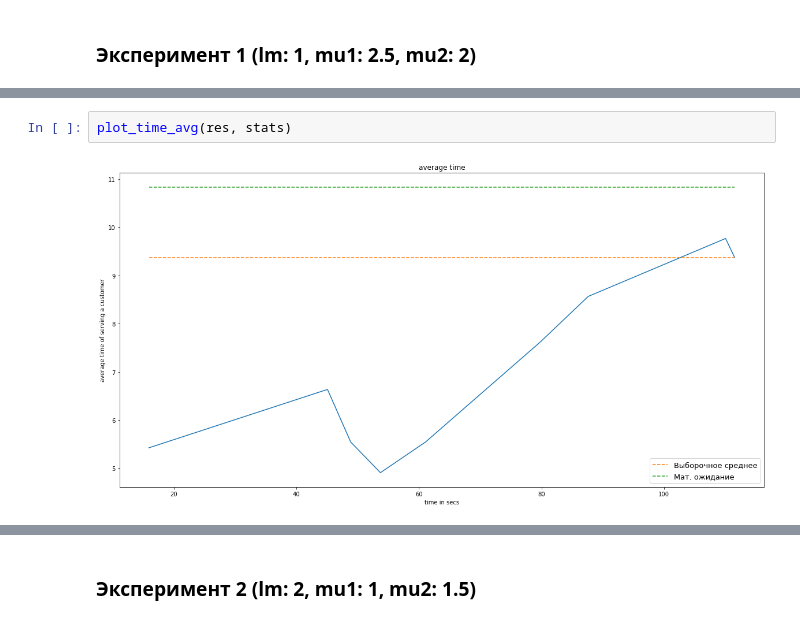
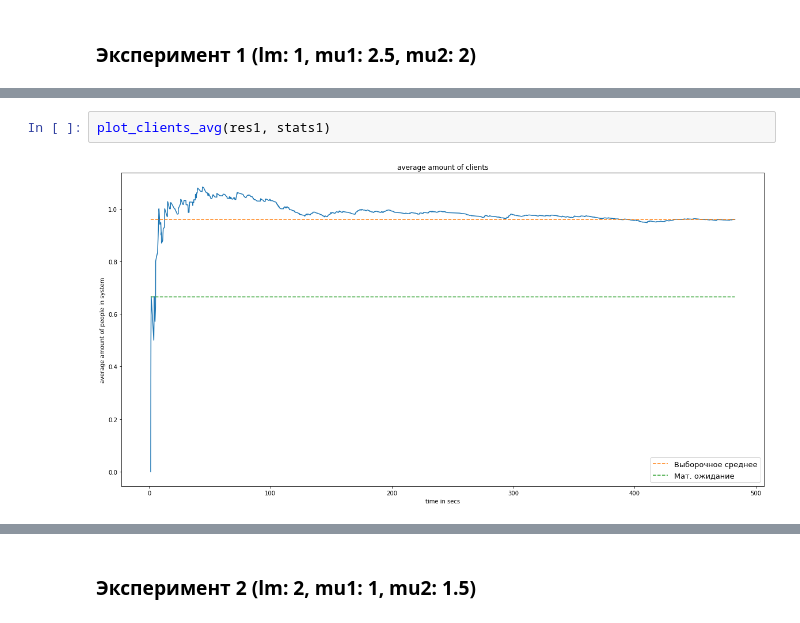
Before and after one commit to a13xbb/shoe-shine-shop, a Jupyter notebook: shop.ipynb, the cells around one changed output, grey strips where cells are left out. Drawn from its saved outputs; the diff is of its cells as text.

```diff
--- a/shop.ipynb
+++ b/shop.ipynb
@@ -252,4 +250,4 @@ plot_clients_avg(res, stats)
-# %%
-plot_time_avg(res, stats)
-# %% [output]
-[figure, removed]
+# %%
+plot_clients_avg(res1, stats1)
+# %% [output]
+[figure, added]
```
Also changed, not shown: parts of 22 cells of this notebook.
